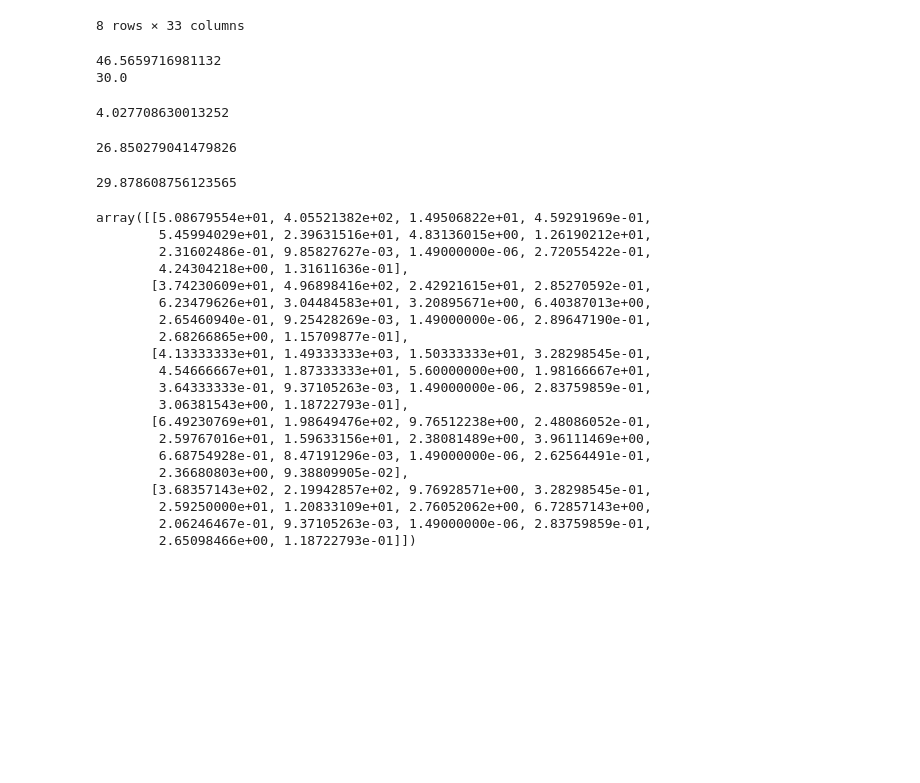
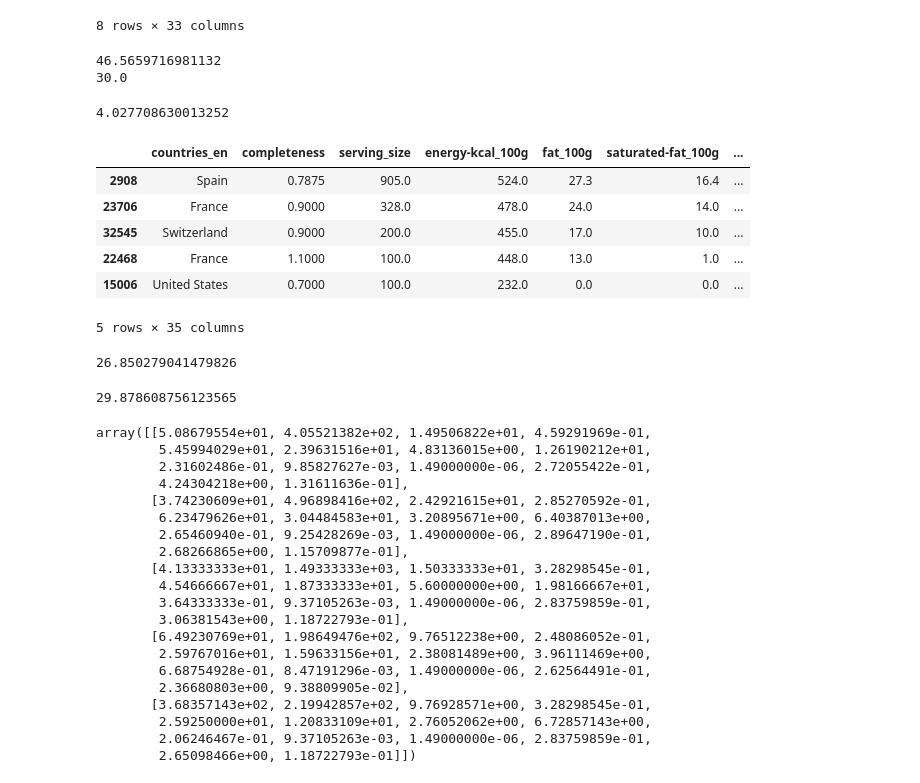
Before and after one commit to hodge-py/mcis6273-f24-datamining, a Jupyter notebook: homework/hw1/hw1.ipynb, the cells around one changed output. Drawn from its saved outputs; the diff is of its cells as text; code cells hidden in the pictures; blank space fills up the shorter version.

```diff
--- a/homework/hw1/hw1.ipynb
+++ b/homework/hw1/hw1.ipynb
@@ -131,6 +131,19 @@ print(df5['serving_size'].describe().iloc[5])
 df5['cholesterol_100g'].describe().iloc[2]
 # %% [output]
 4.027708630013252
+# %%
+dftmp = df5
+dftmp['sweetest_cookie'] = df5['sugars_100g'].div(100).mul(df5['serving_size'],fill_value=0)
+dftmp = dftmp.sort_values(by='sweetest_cookie', ascending=False)
+dftmp.head()
+# %% [output]
+|  | countries_en | completeness | serving_size | energy-kcal_100g | fat_100g | saturated-fat_100g | ... |
+| 2908 | Spain | 0.7875 | 905.0 | 524.0 | 27.3 | 16.4 | ... |
+| 23706 | France | 0.9000 | 328.0 | 478.0 | 24.0 | 14.0 | ... |
+| 32545 | Switzerland | 0.9000 | 200.0 | 455.0 | 17.0 | 10.0 | ... |
+| 22468 | France | 1.1000 | 100.0 | 448.0 | 13.0 | 1.0 | ... |
+| 15006 | United States | 0.7000 | 100.0 | 232.0 | 0.0 | 0.0 | ... |
+5 rows × 35 columns
 # %%
 df5[df5['countries_en'] == 'France'].describe().iloc[1,8]
 # %% [output]
```
Also changed, not shown: parts of 1 cell of this notebook.
